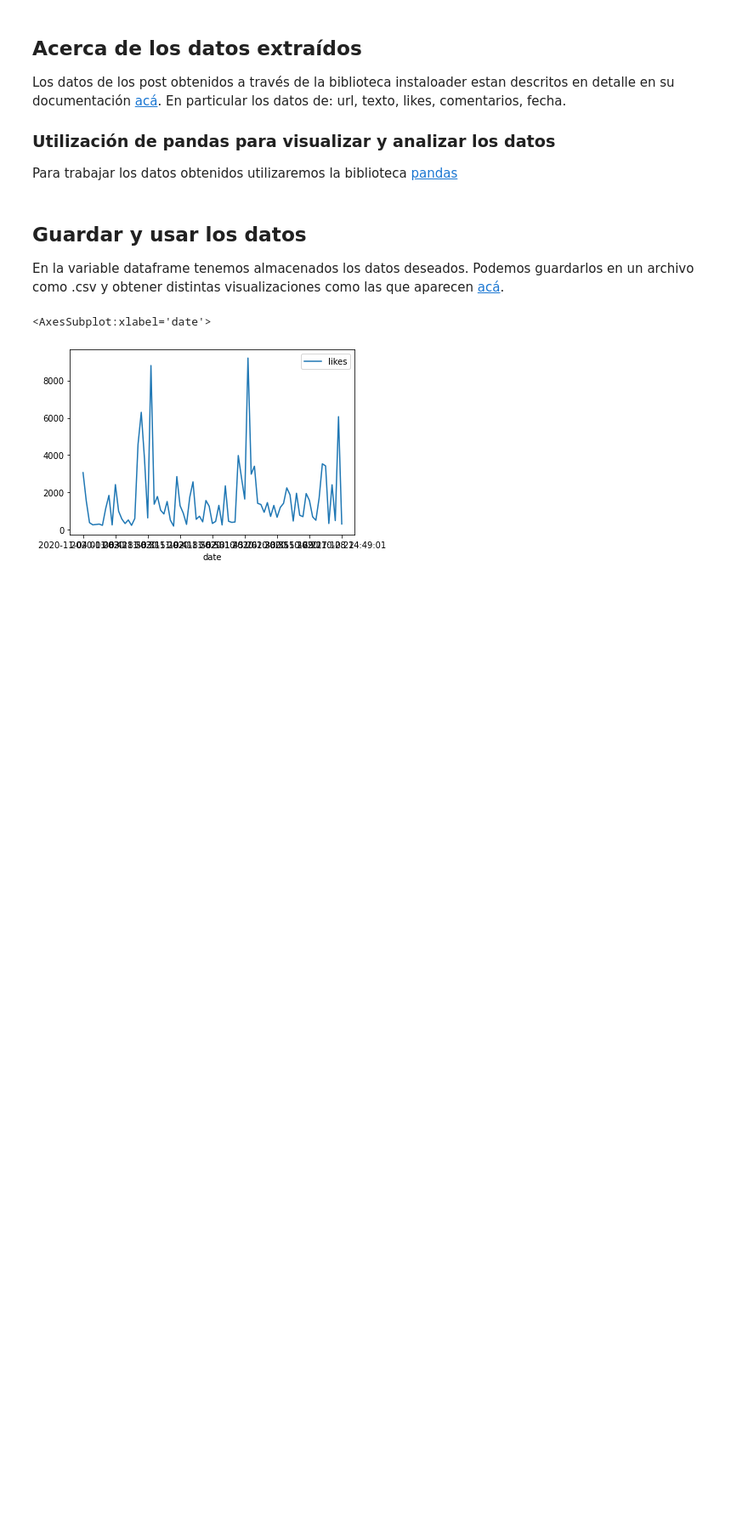
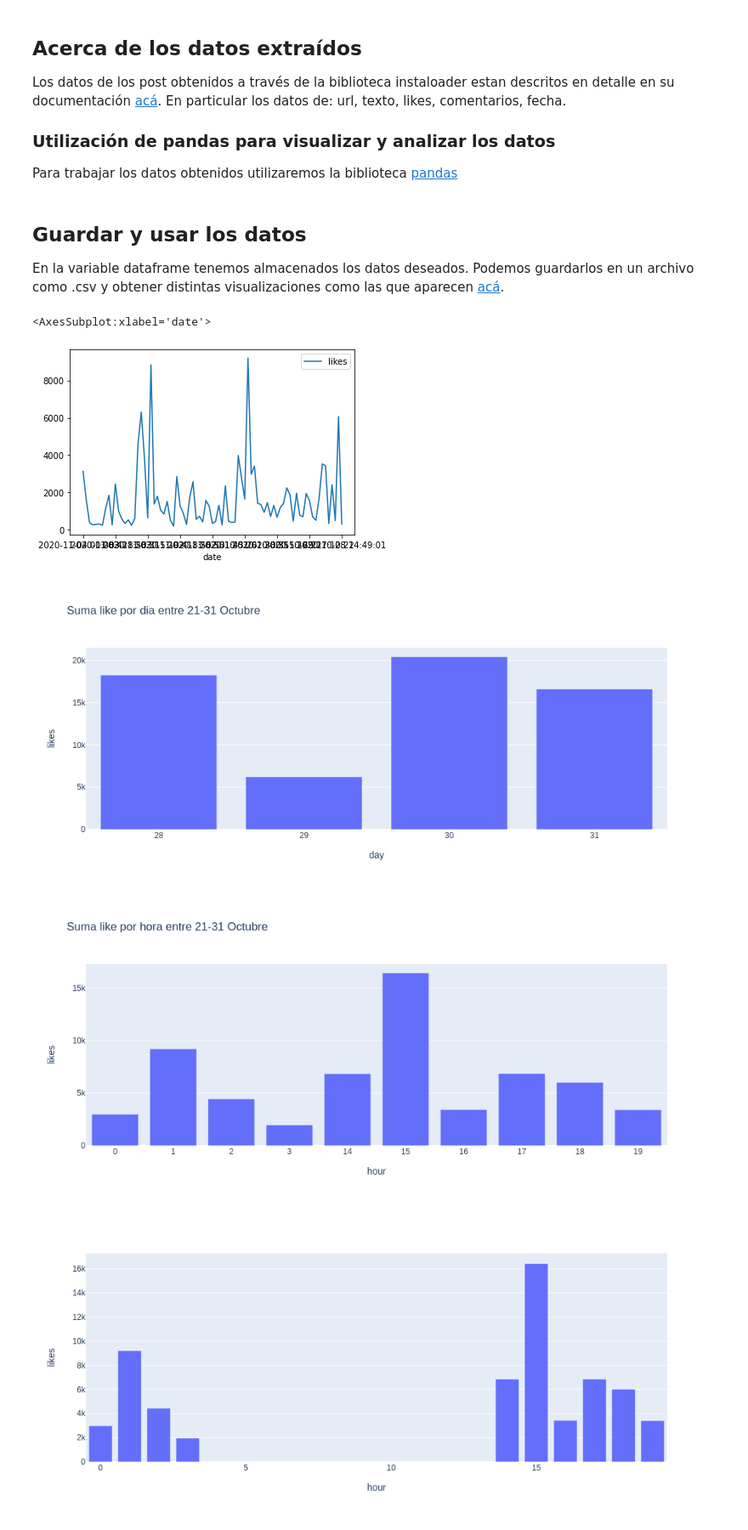
Before and after one commit to Samirovich/igdatos, a Jupyter notebook: capucha_instagram.ipynb, the cells around one changed output. Shown: that part at 85% size. Cells and saved outputs as stored; diff of their text form; code cells hidden in the pictures; blank space fills up the shorter version.

```diff
--- a/capucha_instagram.ipynb
+++ b/capucha_instagram.ipynb
@@ -71,3 +71,44 @@ loaded_data.plot(y='likes', x='date')
 # %% [output]
 <AxesSubplot:xlabel='date'>
 [figure]
+# %%
+import plotly.express as px
+from plotly.offline import  iplot,  init_notebook_mode
+init_notebook_mode(connected=True)
+
+df = pd.read_csv(csv_file)
+df['date'] = pd.to_datetime(df['date'], errors='coerce')
+df= df.loc[df['date'].dt.day>20]
+
+df['day']= df['date'].dt.day
+df['hour']= df['date'].dt.hour
+
+df_day = df.groupby('day').sum()
+df_day.reset_index(inplace=True)
+
+df_hour = df.groupby('hour').sum()
+df_hour.reset_index(inplace=True)
+
+#Visualización simple de likes v/s tiempo
+
+fig = px.bar(df_day, x="day", y="likes",
+             title="Suma like por dia entre 21-31 Octubre")
+fig.update_xaxes(type='category')
+fig.show()
+
+fig = px.bar(df_hour, x="hour", y="likes",
+             title="Suma like por hora entre 21-31 Octubre")
+fig.update_xaxes(type='category')
+iplot(fig)
+
+
+
+fig = px.bar(df_hour, x="hour", y="likes")
+iplot(fig)
+
+fig = px.bar(df_hour, x="hour", y="comments")
+iplot(fig)
+# %% [output]
+[figure, added]
+[figure, added]
+[figure, added]
```
Also changed, not shown: parts of 1 cell of this notebook.
